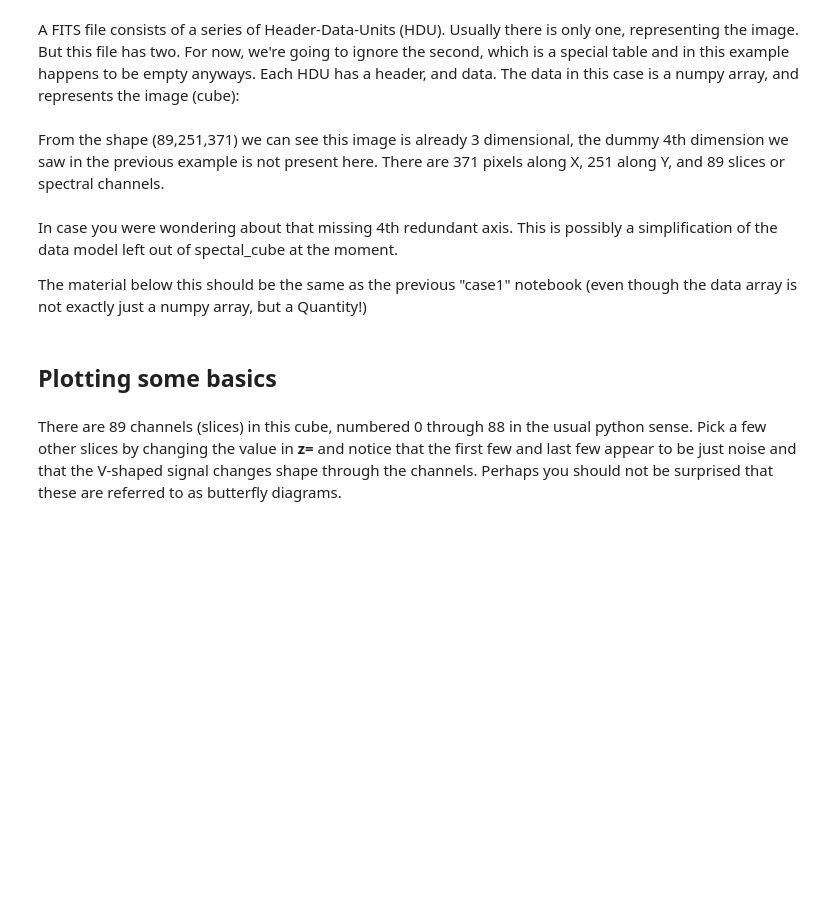
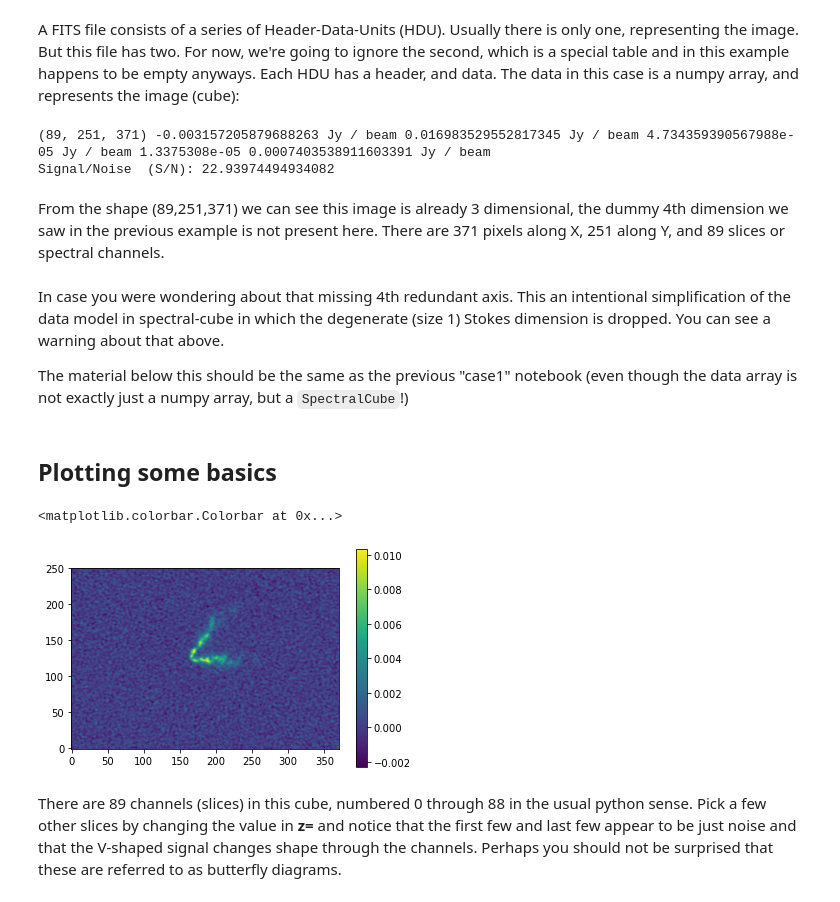
Before and after one commit to teuben/Data_with_Code, a Jupyter notebook: NGC6503/n6503-case2.ipynb, the cells around one changed output. Saved outputs shown, nothing was run; the diff lists cells and outputs as text; code cells hidden in the pictures; blank space fills up the shorter version.

Commit message:
refacotr the "case2" to use spectral-cube as it is intended

```diff
--- a/NGC6503/n6503-case2.ipynb
+++ b/NGC6503/n6503-case2.ipynb
@@ -48,15 +55,18 @@ print(cube)
 A FITS file consists of a series of Header-Data-Units (HDU). Usually there is only one, representing the image. But this file has two. For now, we're going to ignore the second, which is a special table and in this example happens to be empty anyways.  Each HDU has a header, and data.  The data in this case is a numpy array, and represents the image (cube):
 # %%
 h = cube.header
-d = cube.unmasked_data[:,:,:]
+d = cube
 print(d.shape, d.min(), d.max(), d.mean(), np.median(d), d.std())
 print("Signal/Noise  (S/N):",d.max()/d.std())
+# %% [output]
+(89, 251, 371) -0.003157205879688263 Jy / beam 0.016983529552817345 Jy / beam 4.734359390567988e-05 Jy / beam 1.3375308e-05 0.0007403538911603391 Jy / beam
+Signal/Noise  (S/N): 22.93974494934082
 # %% [markdown]
 From the shape (89,251,371) we can see this image is already 3 dimensional, the dummy 4th dimension we saw in the previous example is not present here. There are 371 pixels along X, 251 along Y, and 89 slices or spectral channels.
 # %% [markdown]
-In case you were wondering about that missing 4th redundant axis. This is possibly a simplification of the data model left out of spectal_cube at the moment.
+In case you were wondering about that missing 4th redundant axis. This an intentional simplification of the data model in spectral-cube in which the degenerate (size 1) Stokes dimension is dropped.  You can see a warning about that above.
 
-The material below this should be the same as the previous "case1" notebook (even though the data array is not exactly just a numpy array, but a Quantity!)
+The material below this should be the same as the previous "case1" notebook (even though the data array is not exactly just a numpy array, but a ``SpectralCube``!)
 # %% [markdown]
 ## Plotting some basics
 # %%
@@ -64,8 +74,11 @@ import matplotlib.pyplot as plt
 # %%
 z = 35
 im = d[z,:,:]                              #   im = d[z]     also works
-plt.imshow(im,origin=['Lower'])
+plt.imshow(im.value, origin='lower')
 plt.colorbar()
+# %% [output]
+<matplotlib.colorbar.Colorbar at 0x...>
+[figure, added]
 # %% [markdown]
 There are 89 channels (slices) in this cube, numbered 0 through 88 in the usual python sense. Pick a few other slices by changing the value in
 **z=** and notice that the first few and last few appear to be just noise and that the V-shaped signal changes shape through the channels. Perhaps you should not be surprised that these are referred to as butterfly diagrams.
```
Also changed, not shown: parts of 40 cells of this notebook.
